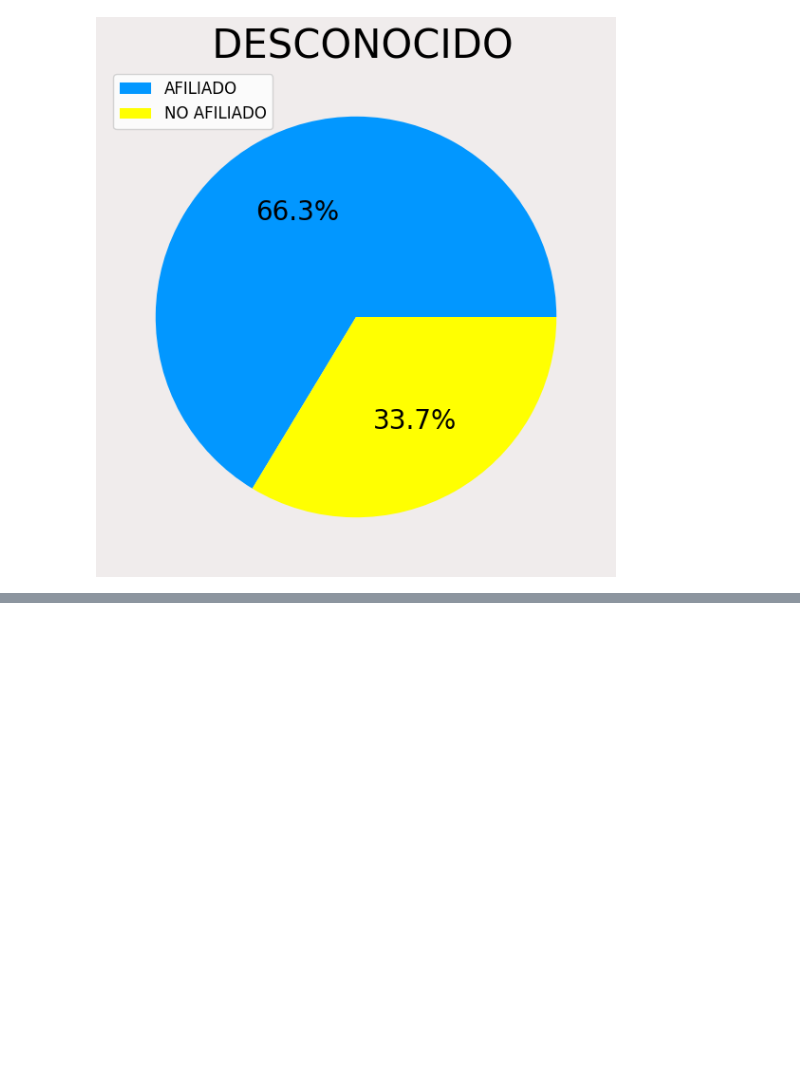
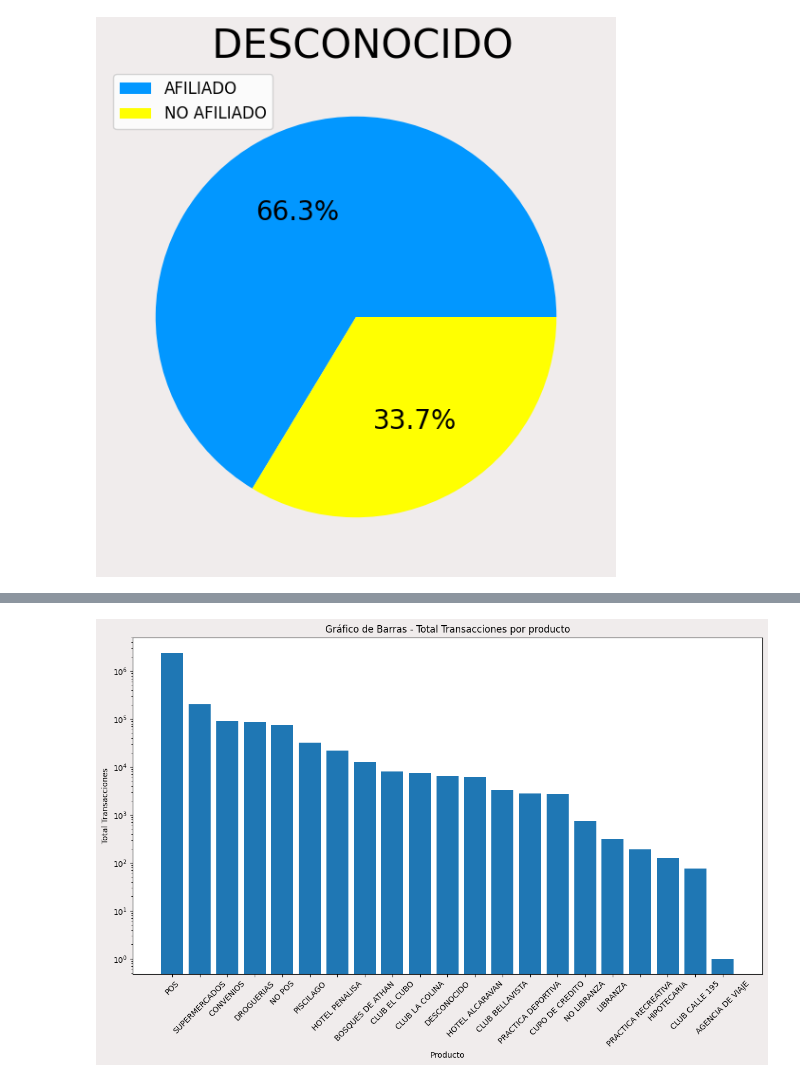
Before and after one commit to DanielAndresD/prueba-tecnica-colsubsidio, a Jupyter notebook: analisis_data.ipynb, the cells around one changed output, grey strips where cells are left out. Saved outputs shown, nothing was run; the diff lists cells and outputs as text; code cells hidden in the pictures; blank space fills up the shorter version.

```diff
--- a/analisis_data.ipynb
+++ b/analisis_data.ipynb
@@ -457,0 +575,25 @@ KeyError: 'UES'
+# %%
+"""Productos con mayor uso"""
+
+fig7, ax = plt.subplots(figsize=(12, 8), facecolor=col_fondo)
+
+ax.bar(productos_mas_usados.index.get_level_values('Producto'), productos_mas_usados['Total_transacciones'])
+
+
+# Agregar etiquetas y título
+ax.set_xlabel('Producto')
+ax.set_xticklabels(ax.get_xticklabels(), rotation=45)
+ax.set_ylabel('Total Transacciones')
+ax.set_title('Gráfico de Barras - Total Transacciones por producto')
+ax.set_yscale('log')
+fig7.tight_layout()
+
+#Guardar el grafico
+fig7.savefig(img_folder+f'productos.png', dpi=100)
+
+
+
+# Mostrar el gráfico
+plt.show()
+# %% [output]
+[figure, added]
```
Also changed, not shown: parts of 16 cells of this notebook, 9 other files.
